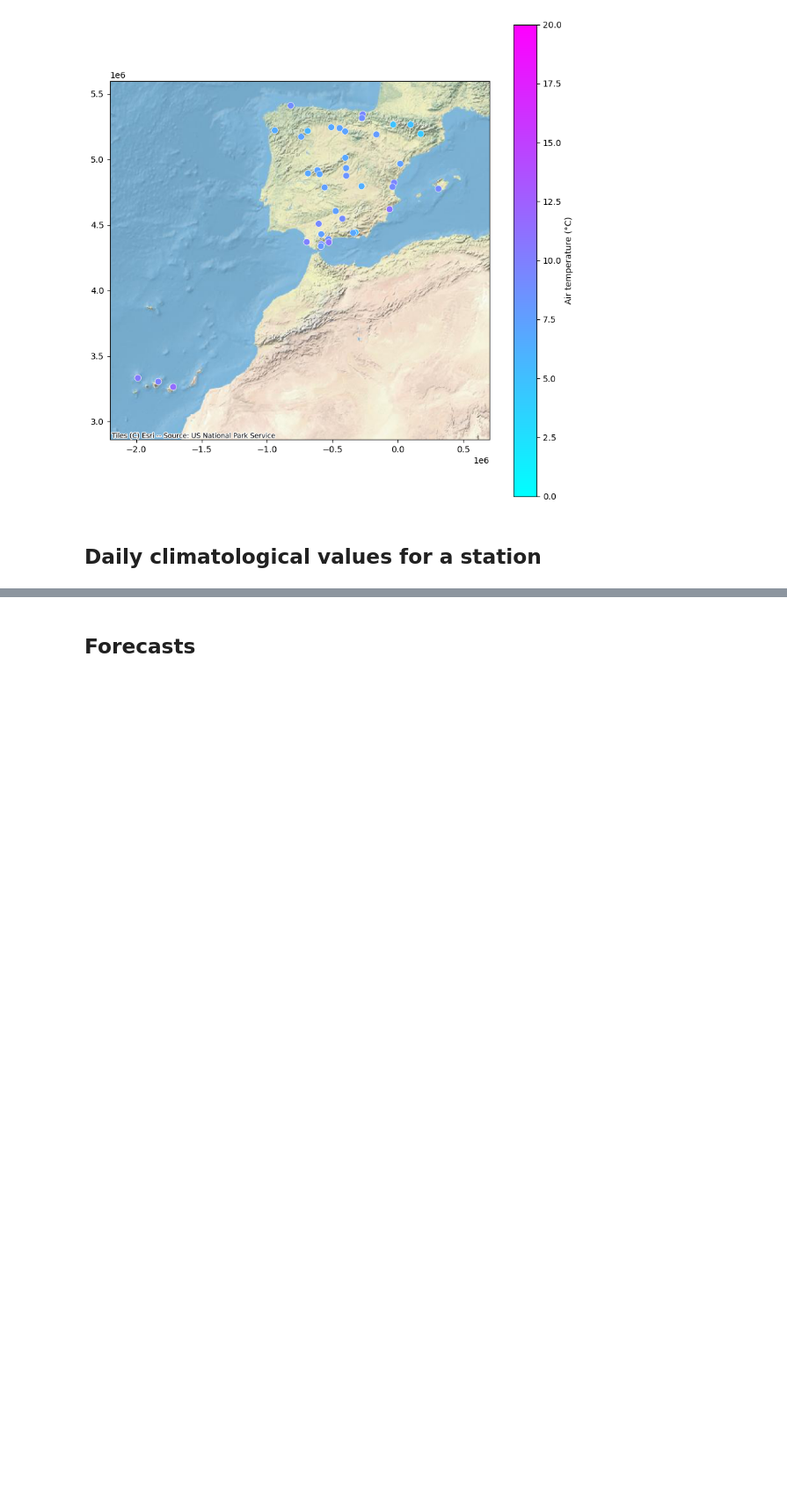
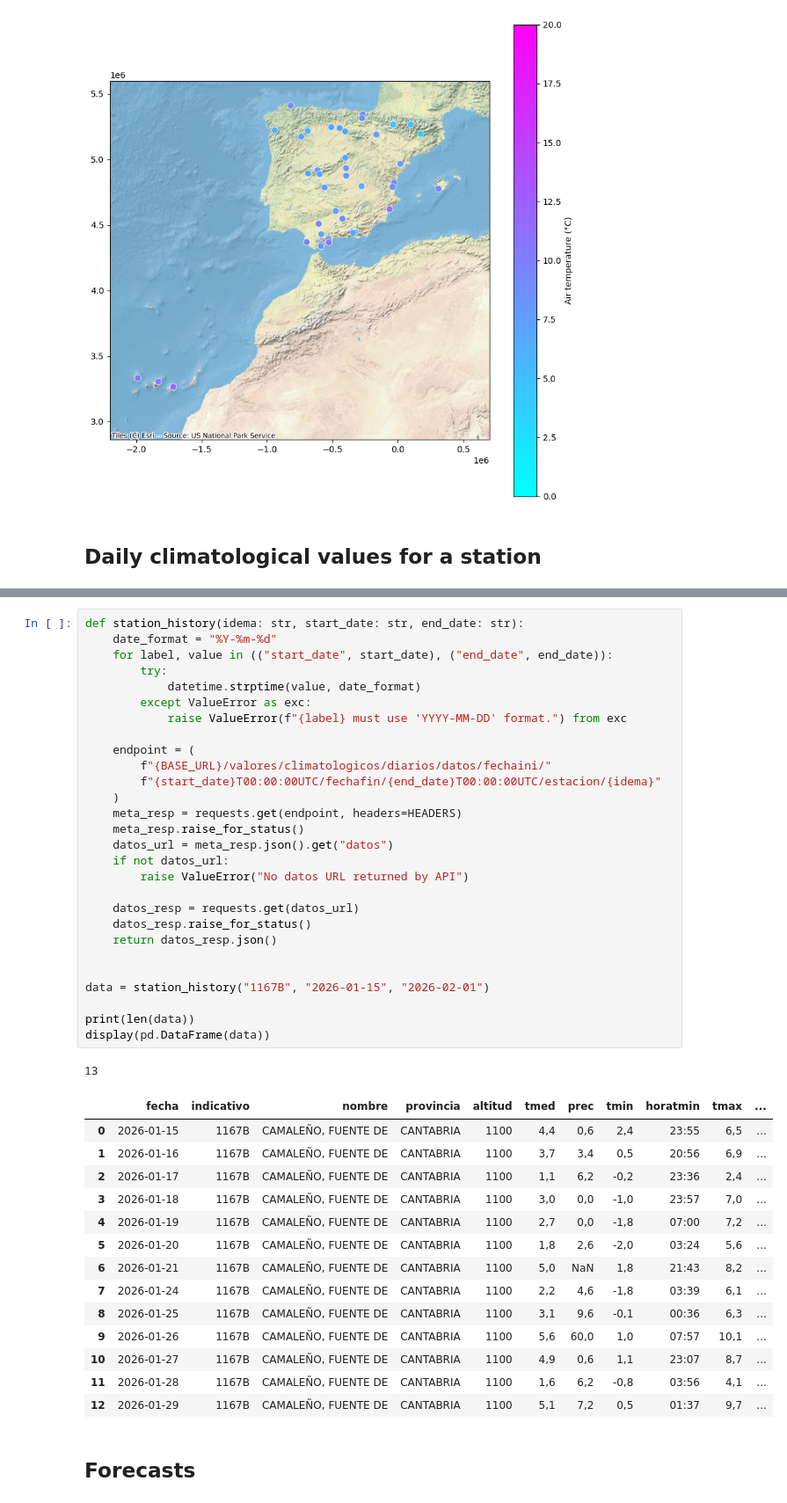
Before and after one commit to reddgr/energy-price-forecasting-in-power-grids, a Jupyter notebook: notebooks/04_AEMET_OpenData.ipynb, the cells around one changed output, grey strips where cells are left out. Shown at 88% size. Cells and saved outputs as stored; diff of their text form; blank space fills up the shorter version.

Commit message:
historical data fetching

```diff
--- a/notebooks/04_AEMET_OpenData.ipynb
+++ b/notebooks/04_AEMET_OpenData.ipynb
@@ -208,3 +190,47 @@ print(data[0])
+# %%
+def station_history(idema: str, start_date: str, end_date: str):
+    date_format = "%Y-%m-%d"
+    for label, value in (("start_date", start_date), ("end_date", end_date)):
+        try:
+            datetime.strptime(value, date_format)
+        except ValueError as exc:
+            raise ValueError(f"{label} must use 'YYYY-MM-DD' format.") from exc
+
+    endpoint = (
+        f"{BASE_URL}/valores/climatologicos/diarios/datos/fechaini/"
+        f"{start_date}T00:00:00UTC/fechafin/{end_date}T00:00:00UTC/estacion/{idema}"
+    )
+    meta_resp = requests.get(endpoint, headers=HEADERS)
+    meta_resp.raise_for_status()
+    datos_url = meta_resp.json().get("datos")
+    if not datos_url:
+        raise ValueError("No datos URL returned by API")
+
+    datos_resp = requests.get(datos_url)
+    datos_resp.raise_for_status()
+    return datos_resp.json()
+
+
+data = station_history("1167B", "2026-01-15", "2026-02-01")
+
+print(len(data))
+display(pd.DataFrame(data))
+# %% [output]
+13
+|  | fecha | indicativo | nombre | provincia | altitud | tmed | prec | tmin | horatmin | tmax | ... |
+| 0 | 2026-01-15 | 1167B | CAMALEÑO, FUENTE DE | CANTABRIA | 1100 | 4,4 | 0,6 | 2,4 | 23:55 | 6,5 | ... |
+| 1 | 2026-01-16 | 1167B | CAMALEÑO, FUENTE DE | CANTABRIA | 1100 | 3,7 | 3,4 | 0,5 | 20:56 | 6,9 | ... |
+| 2 | 2026-01-17 | 1167B | CAMALEÑO, FUENTE DE | CANTABRIA | 1100 | 1,1 | 6,2 | -0,2 | 23:36 | 2,4 | ... |
+| 3 | 2026-01-18 | 1167B | CAMALEÑO, FUENTE DE | CANTABRIA | 1100 | 3,0 | 0,0 | -1,0 | 23:57 | 7,0 | ... |
+| 4 | 2026-01-19 | 1167B | CAMALEÑO, FUENTE DE | CANTABRIA | 1100 | 2,7 | 0,0 | -1,8 | 07:00 | 7,2 | ... |
+| 5 | 2026-01-20 | 1167B | CAMALEÑO, FUENTE DE | CANTABRIA | 1100 | 1,8 | 2,6 | -2,0 | 03:24 | 5,6 | ... |
+| 6 | 2026-01-21 | 1167B | CAMALEÑO, FUENTE DE | CANTABRIA | 1100 | 5,0 | NaN | 1,8 | 21:43 | 8,2 | ... |
+| 7 | 2026-01-24 | 1167B | CAMALEÑO, FUENTE DE | CANTABRIA | 1100 | 2,2 | 4,6 | -1,8 | 03:39 | 6,1 | ... |
+| 8 | 2026-01-25 | 1167B | CAMALEÑO, FUENTE DE | CANTABRIA | 1100 | 3,1 | 9,6 | -0,1 | 00:36 | 6,3 | ... |
+| 9 | 2026-01-26 | 1167B | CAMALEÑO, FUENTE DE | CANTABRIA | 1100 | 5,6 | 60,0 | 1,0 | 07:57 | 10,1 | ... |
+| 10 | 2026-01-27 | 1167B | CAMALEÑO, FUENTE DE | CANTABRIA | 1100 | 4,9 | 0,6 | 1,1 | 23:07 | 8,7 | ... |
+| 11 | 2026-01-28 | 1167B | CAMALEÑO, FUENTE DE | CANTABRIA | 1100 | 1,6 | 6,2 | -0,8 | 03:56 | 4,1 | ... |
+| 12 | 2026-01-29 | 1167B | CAMALEÑO, FUENTE DE | CANTABRIA | 1100 | 5,1 | 7,2 | 0,5 | 01:37 | 9,7 | ... |
 # %% [markdown]
 ## Forecasts
 # %%
```
Also changed, not shown: parts of 1 cell of this notebook.
